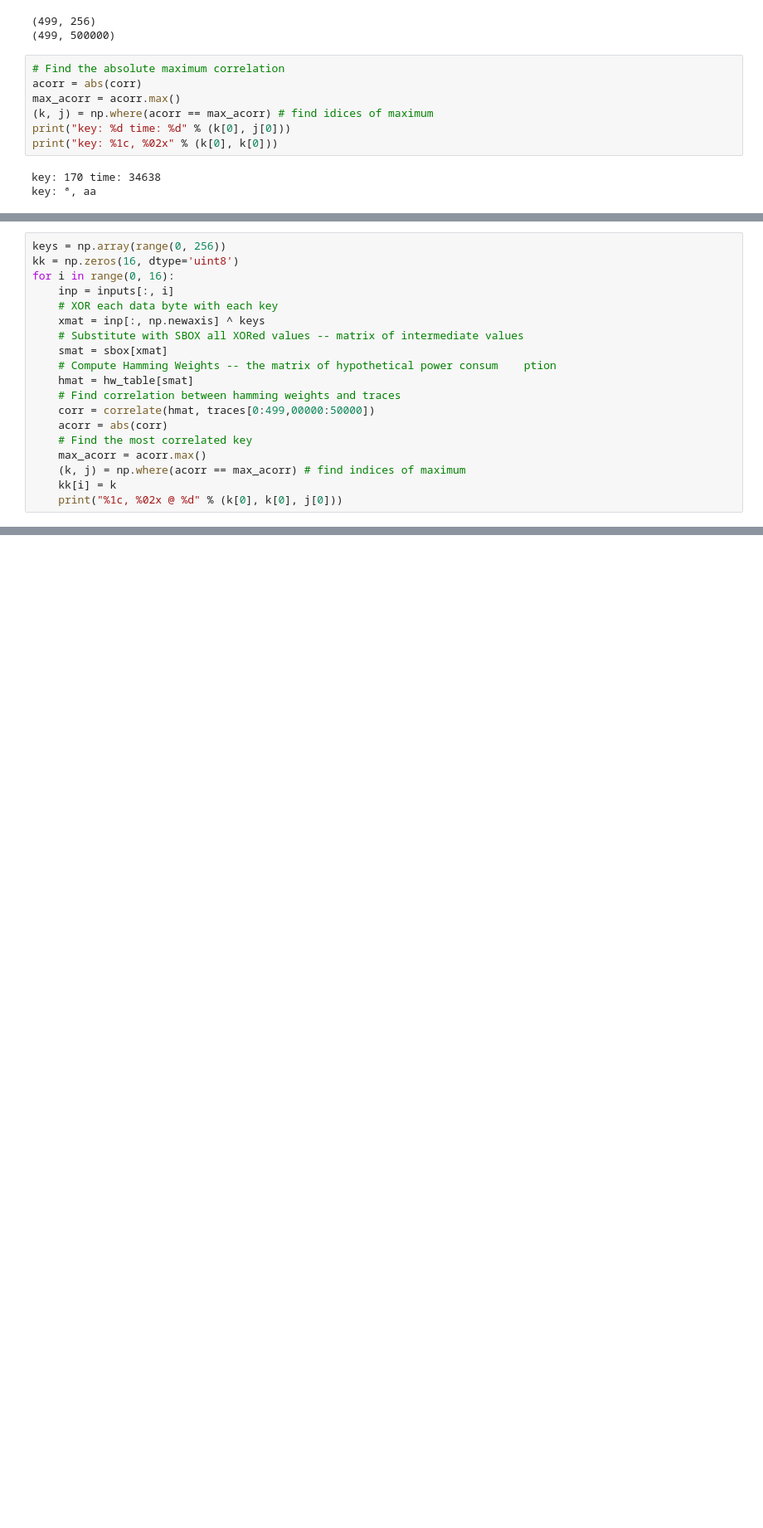
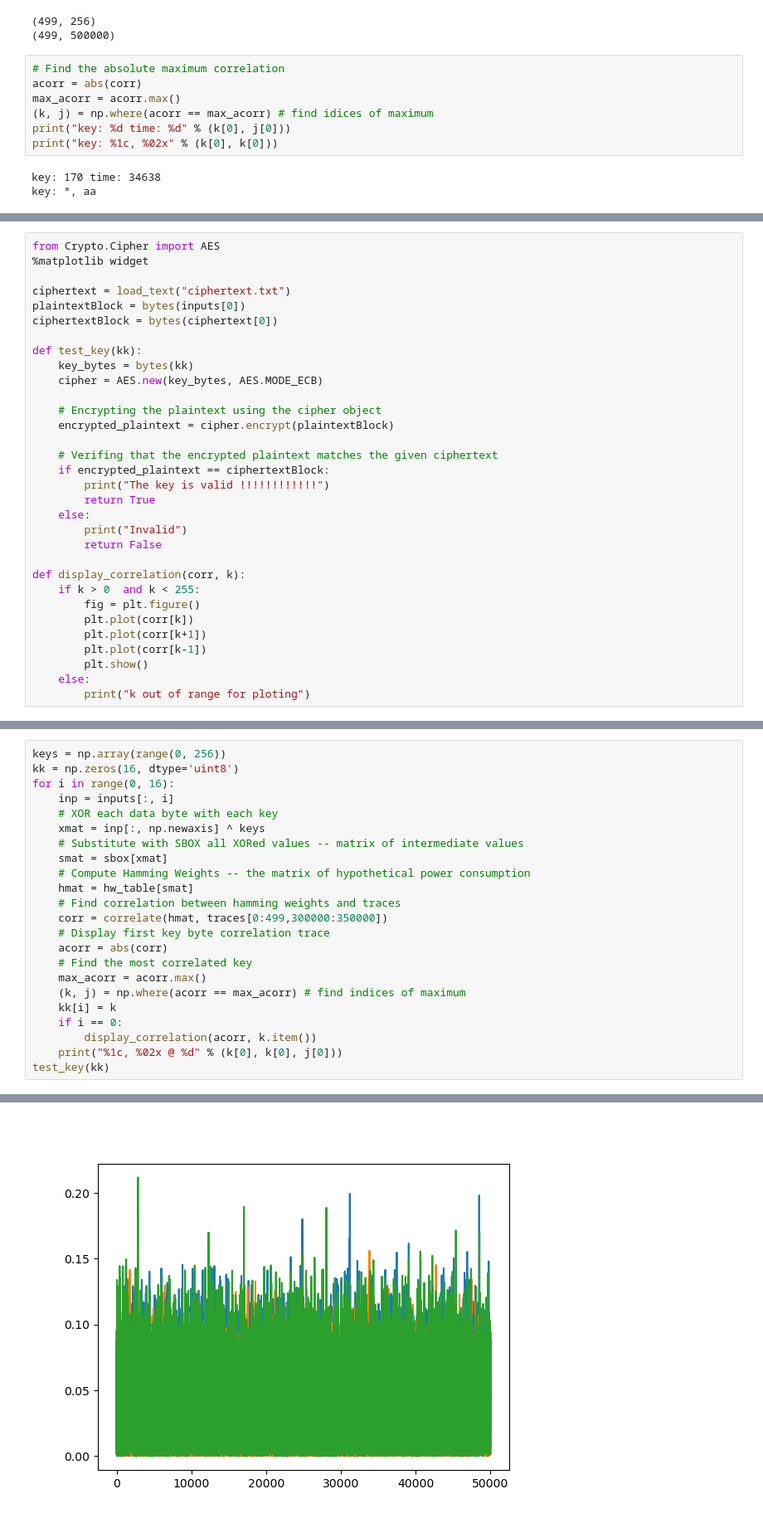
Before and after one commit to CyrilleStr/hardware-security, a Jupyter notebook: task2/no_trigger/task2_no_trigger.ipynb, the cells around one changed output, grey strips where cells are left out. Shown at 83% size. Cells and saved outputs as stored; diff of their text form; blank space fills up the shorter version.

```diff
--- a/task2/no_trigger/task2_no_trigger.ipynb
+++ b/task2/no_trigger/task2_no_trigger.ipynb
@@ -188,2 +188,34 @@ plt.show()
+# %%
+from Crypto.Cipher import AES
+%matplotlib widget
+
+ciphertext = load_text("ciphertext.txt")
+plaintextBlock = bytes(inputs[0])
+ciphertextBlock = bytes(ciphertext[0])
+
+def test_key(kk):
+    key_bytes = bytes(kk)
+    cipher = AES.new(key_bytes, AES.MODE_ECB)
+
+    # Encrypting the plaintext using the cipher object
+    encrypted_plaintext = cipher.encrypt(plaintextBlock)
+
+    # Verifing that the encrypted plaintext matches the given ciphertext
+    if encrypted_plaintext == ciphertextBlock:
+        print("The key is valid !!!!!!!!!!!!")
+        return True
+    else:
+        print("Invalid")
+        return False
+
+def display_correlation(corr, k):
+    if k > 0  and k < 255:
+        fig = plt.figure()
+        plt.plot(corr[k])
+        plt.plot(corr[k+1])
+        plt.plot(corr[k-1])
+        plt.show()
+    else:
+        print("k out of range for ploting")
 # %% [markdown]
 ## **Break all key bytes!**
@@ -196,14 +229,18 @@ for i in range(0, 16):
     xmat = inp[:, np.newaxis] ^ keys
     # Substitute with SBOX all XORed values -- matrix of intermediate values
     smat = sbox[xmat]
-    # Compute Hamming Weights -- the matrix of hypothetical power consum    ption
+    # Compute Hamming Weights -- the matrix of hypothetical power consumption
     hmat = hw_table[smat]
     # Find correlation between hamming weights and traces
-    corr = correlate(hmat, traces[0:499,00000:50000])
+    corr = correlate(hmat, traces[0:499,300000:350000])
+    # Display first key byte correlation trace
     acorr = abs(corr)
     # Find the most correlated key
     max_acorr = acorr.max()
     (k, j) = np.where(acorr == max_acorr) # find indices of maximum
     kk[i] = k
+    if i == 0:
+        display_correlation(acorr, k.item())
     print("%1c, %02x @ %d" % (k[0], k[0], j[0]))
+test_key(kk)
 # %% [output]
@@ -226,0 +248 @@ H, 48 @ 9712
+[figure, added]
```
Also changed, not shown: parts of 13 cells of this notebook, 5 other files.
